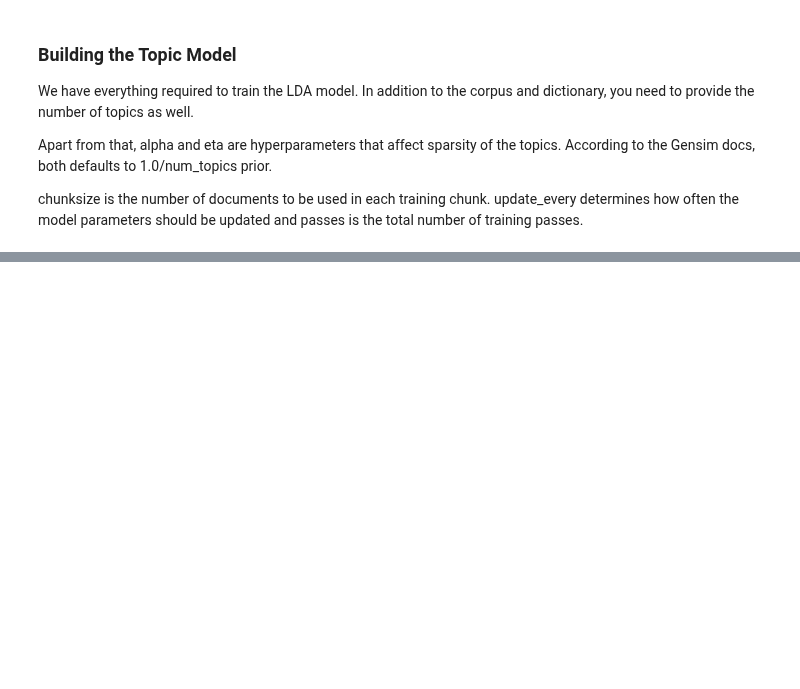
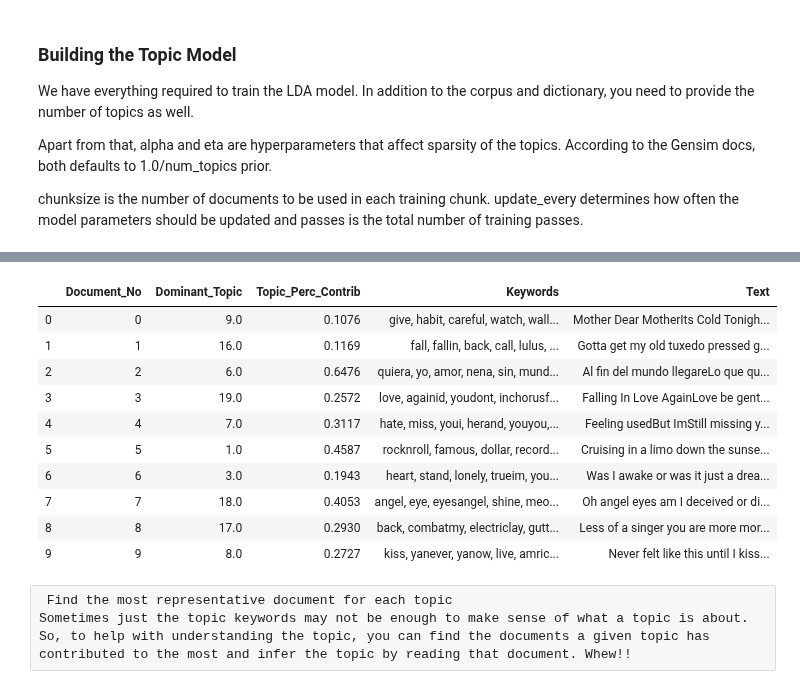
Before and after one commit to shivamraspro/LyricsMatch_DataX1, a Jupyter notebook: NG_LDA.ipynb, the cells around one changed output, grey strips where cells are left out. Saved outputs shown, nothing was run; the diff lists cells and outputs as text; code cells hidden in the pictures; blank space fills up the shorter version.

```diff
--- a/NG_LDA.ipynb
+++ b/NG_LDA.ipynb
@@ -73,11 +72,11 @@ print(df.year.unique())
  Remove newline characters
 # %%
 # Convert to list
-data = df.lyrics.values.tolist()
+# data = df.lyrics.values.tolist()
 
-data = [re.sub('[^a-zA-Z ]' ,'', str(sent)) for sent in data]
+# data = [re.sub('[^a-zA-Z ]' ,'', str(sent)) for sent in data]
 
-pprint(data[:1])
+# pprint(data[:1])
 # %% [output]
 ['Mother Dear MotherIts Cold TonightLike Every OtherEvery Other NightBut I '
  'Never FeelFeel It AnywayIm Gonna Need SomethingSomething SoonI Can Feel '
@@ -355,0 +387,5 @@ model_list, coherence_values = compute_coherence_values(dictionary=id2word, corp
+# %%
+# Select the model and print the topics
+optimal_model = model_list[3]
+model_topics = optimal_model.show_topics(formatted=False)
+pprint(optimal_model.print_topics(num_words=10))
@@ -355,0 +410,47 @@ model_list, coherence_values = compute_coherence_values(dictionary=id2word, corp
+# %%
+def format_topics_sentences(ldamodel=lda_model, corpus=corpus, texts=data):
+    # Init output
+    sent_topics_df = pd.DataFrame()
+
+    # Get main topic in each document
+    for i, row in enumerate(ldamodel[corpus]):
+        row = sorted(row, key=lambda x: (x[1]), reverse=True)
+        # Get the Dominant topic, Perc Contribution and Keywords for each document
+        for j, (topic_num, prop_topic) in enumerate(row):
+            if j == 0:  # => dominant topic
+                wp = ldamodel.show_topic(topic_num)
+                topic_keywords = ", ".join([word for word, prop in wp])
+                sent_topics_df = sent_topics_df.append(pd.Series([int(topic_num), round(prop_topic,4), topic_keywords]), ignore_index=True)
+            else:
+                break
+    sent_topics_df.columns = ['Dominant_Topic', 'Perc_Contribution', 'Topic_Keywords']
+
+    # Add original text to the end of the output
+    contents = pd.Series(texts)
+    sent_topics_df = pd.concat([sent_topics_df, contents], axis=1)
+    return(sent_topics_df)
+
+
+df_topic_sents_keywords = format_topics_sentences(ldamodel=optimal_model, corpus=corpus, texts=data)
+
+# Format
+df_dominant_topic = df_topic_sents_keywords.reset_index()
+df_dominant_topic.columns = ['Document_No', 'Dominant_Topic', 'Topic_Perc_Contrib', 'Keywords', 'Text']
+
+# Show
+df_dominant_topic.head(10)
+# %% [output]
+|  | Document_No | Dominant_Topic | Topic_Perc_Contrib | Keywords | Text |
+| 0 | 0 | 9.0 | 0.1076 | give, habit, careful, watch, wall... | Mother Dear MotherIts Cold Tonigh... |
+| 1 | 1 | 16.0 | 0.1169 | fall, fallin, back, call, lulus, ... | Gotta get my old tuxedo pressed g... |
+| 2 | 2 | 6.0 | 0.6476 | quiera, yo, amor, nena, sin, mund... | Al fin del mundo llegareLo que qu... |
+| 3 | 3 | 19.0 | 0.2572 | love, againid, youdont, inchorusf... | Falling In Love AgainLove be gent... |
+| 4 | 4 | 7.0 | 0.3117 | hate, miss, youi, herand, youyou,... | Feeling usedBut ImStill missing y... |
+| 5 | 5 | 1.0 | 0.4587 | rocknroll, famous, dollar, record... | Cruising in a limo down the sunse... |
+| 6 | 6 | 3.0 | 0.1943 | heart, stand, lonely, trueim, you... | Was I awake or was it just a drea... |
+| 7 | 7 | 18.0 | 0.4053 | angel, eye, eyesangel, shine, meo... | Oh angel eyes am I deceived or di... |
+| 8 | 8 | 17.0 | 0.2930 | back, combatmy, electriclay, gutt... | Less of a singer you are more mor... |
+| 9 | 9 | 8.0 | 0.2727 | kiss, yanever, yanow, live, amric... | Never felt like this until I kiss... |
+# %% [raw]
+ Find the most representative document for each topic
+Sometimes just the topic keywords may not be enough to make sense of what a topic is about. So, to help with understanding the topic, you can find the documents a given topic has contributed to the most and infer the topic by reading that document. Whew!!
```
Also changed, not shown: parts of 16 cells of this notebook.
